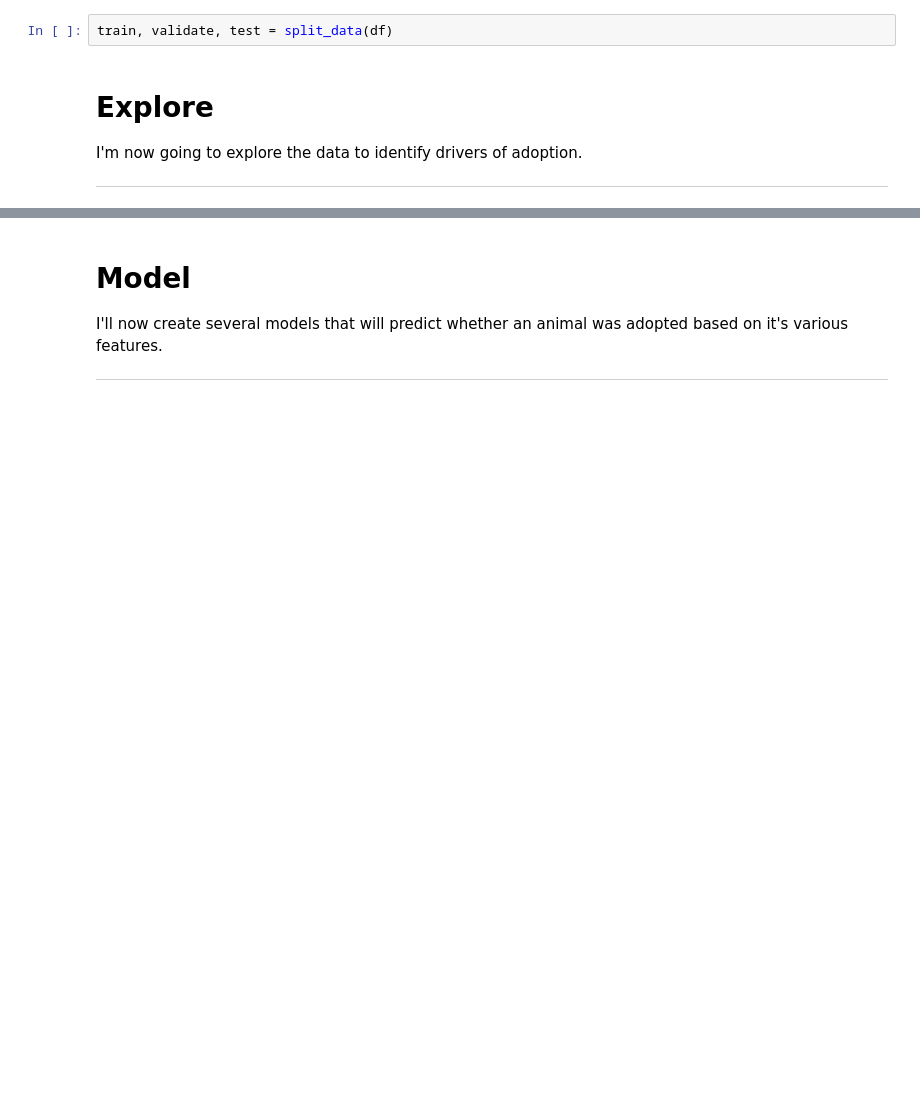
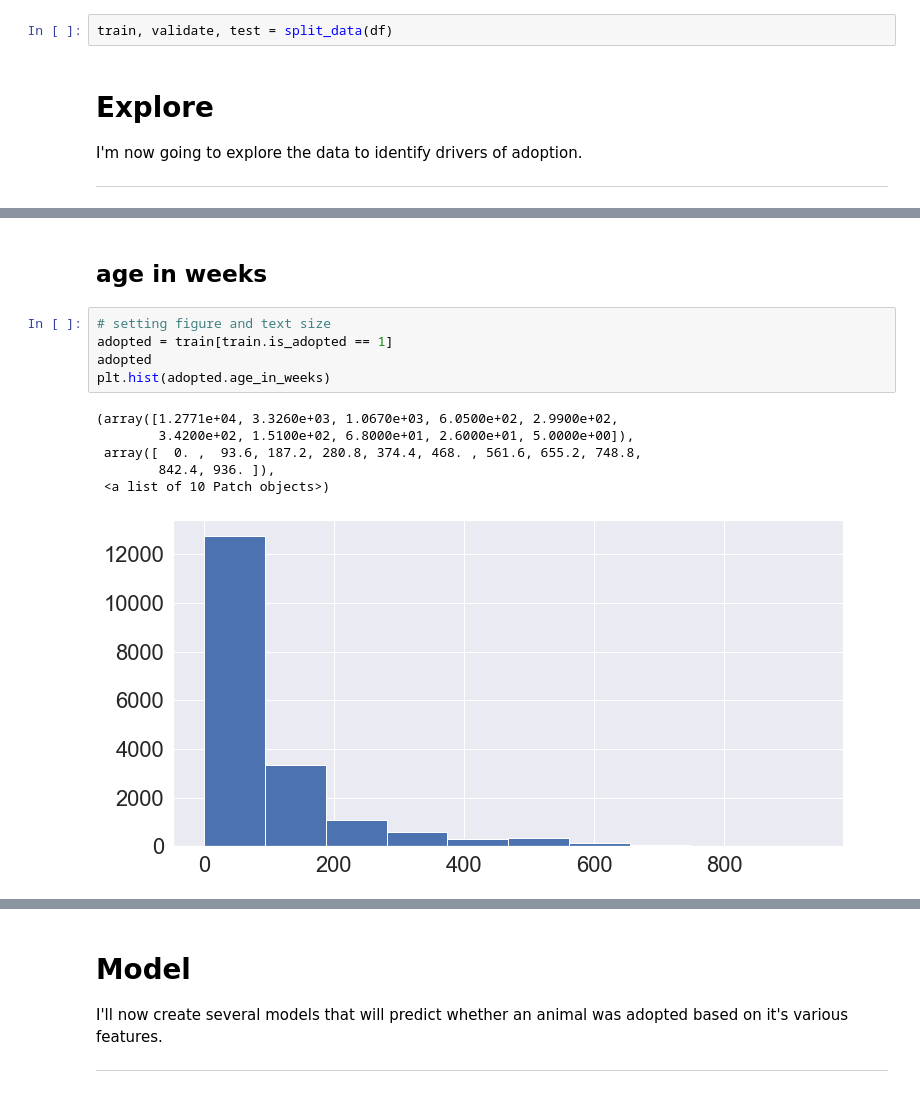
Before and after one commit to SamuelD-Data/aac_outcomes_project, a Jupyter notebook: aac_project_notebook.ipynb, the cells around one changed output, grey strips where cells are left out. Cells and saved outputs as stored; diff of their text form; blank space fills up the shorter version.

```diff
--- a/aac_project_notebook.ipynb
+++ b/aac_project_notebook.ipynb
@@ -236,0 +306,14 @@ df
+# %% [markdown]
+## age in weeks
+# %%
+# setting figure and text size
+adopted = train[train.is_adopted == 1]
+adopted
+plt.hist(adopted.age_in_weeks)
+# %% [output]
+(array([1.2771e+04, 3.3260e+03, 1.0670e+03, 6.0500e+02, 2.9900e+02,
+        3.4200e+02, 1.5100e+02, 6.8000e+01, 2.6000e+01, 5.0000e+00]),
+ array([  0. ,  93.6, 187.2, 280.8, 374.4, 468. , 561.6, 655.2, 748.8,
+        842.4, 936. ]),
+ <a list of 10 Patch objects>)
+[figure, added]
```
Also changed, not shown: parts of 19 cells of this notebook.
